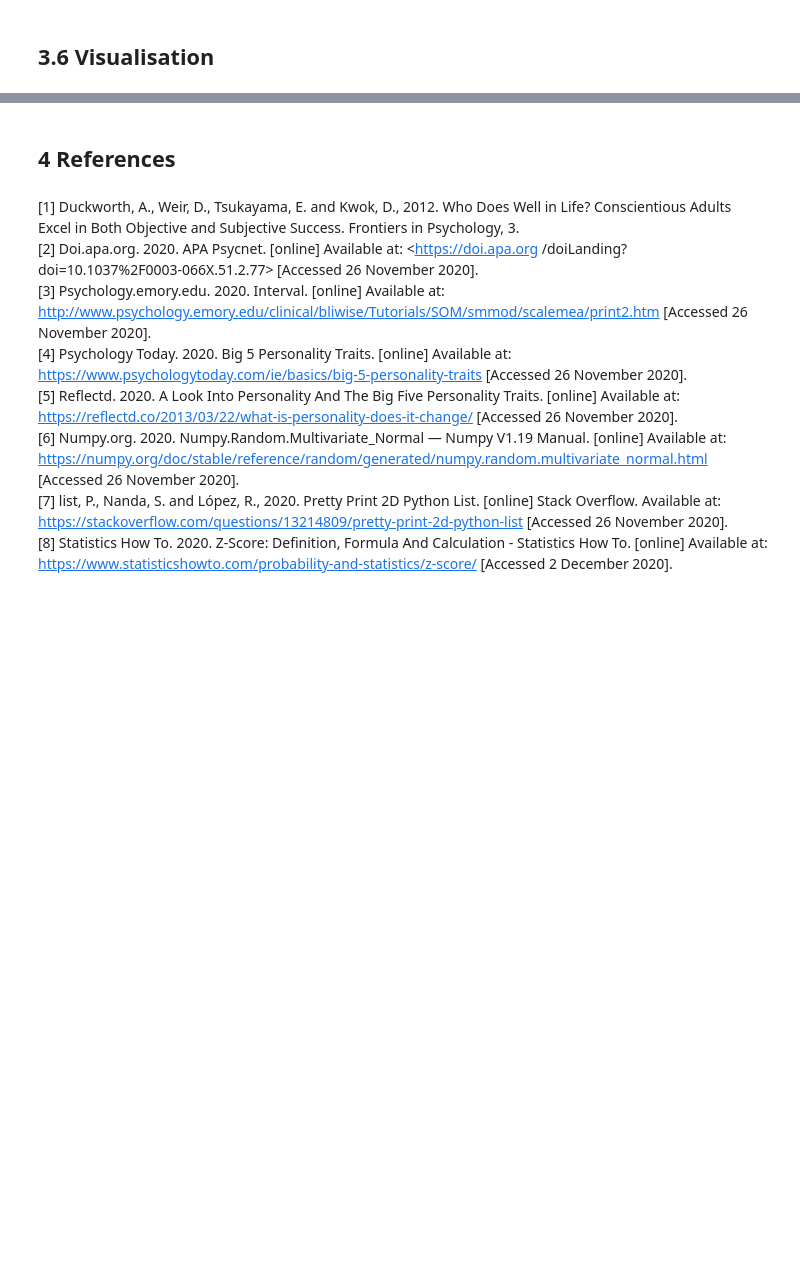
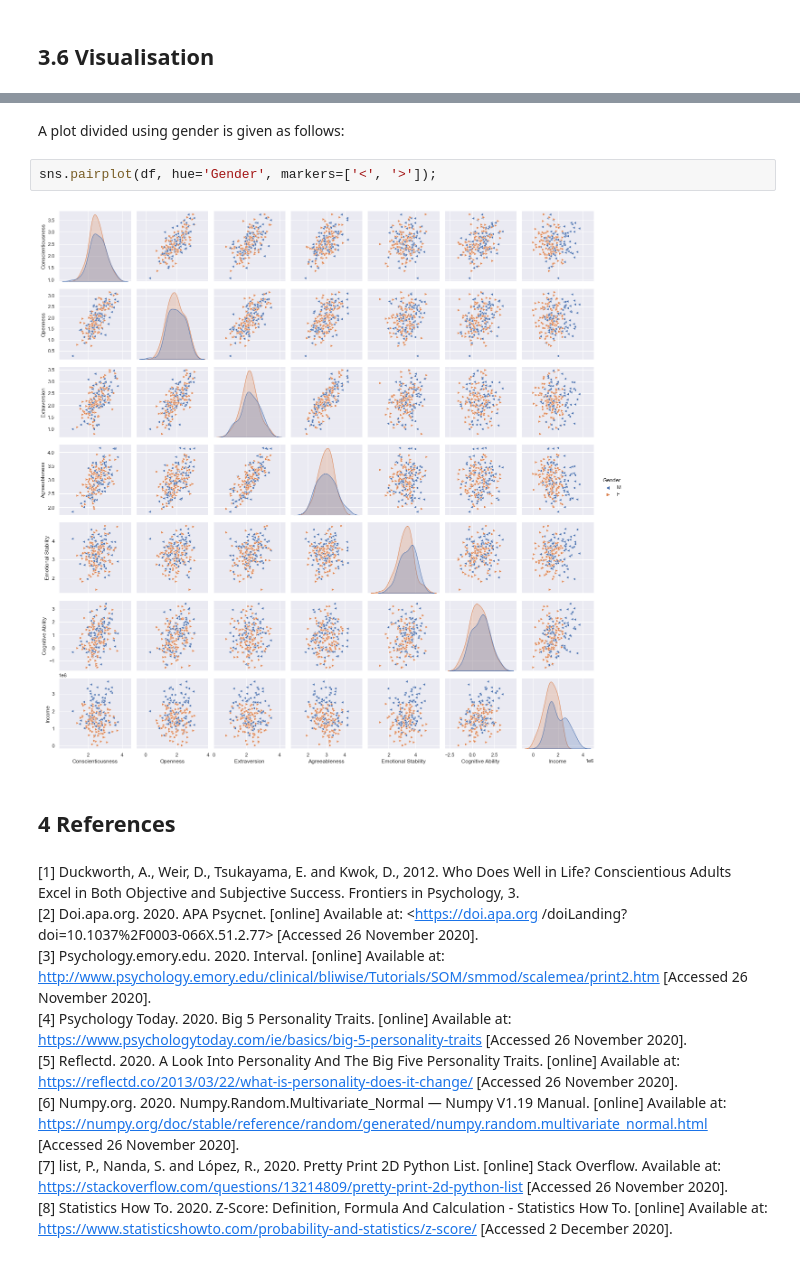
Before and after one commit to AlanQuille/progDA_Project, a Jupyter notebook: Project2020.ipynb, the cells around one changed output, grey strips where cells are left out. Drawn from its saved outputs; the diff is of its cells as text; blank space fills up the shorter version.

Commit message:
Added Gender to dataframe

```diff
--- a/Project2020.ipynb
+++ b/Project2020.ipynb
@@ -281,3 +407,9 @@ sns.pairplot(df, hue='Income Class', markers=['o', 'X',  '^', '<', '>']);
+# %% [markdown]
+A plot divided using gender is given as follows:
+# %%
+sns.pairplot(df, hue='Gender', markers=['<', '>']);
+# %% [output]
+[figure, added]
 # %% [markdown]
 ## 4 References<a name="references"></a>
 # %% [markdown]
```
Also changed, not shown: parts of 20 cells of this notebook.
